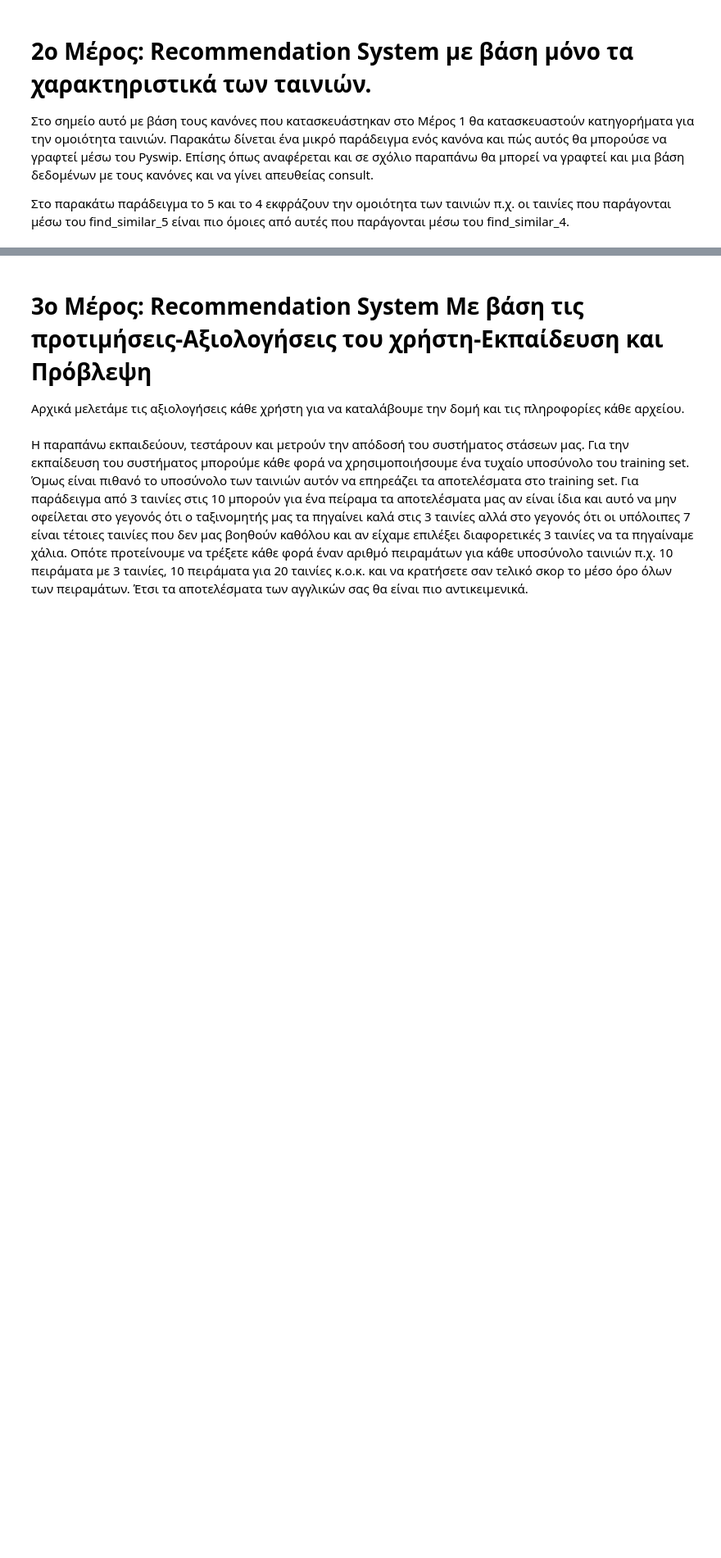
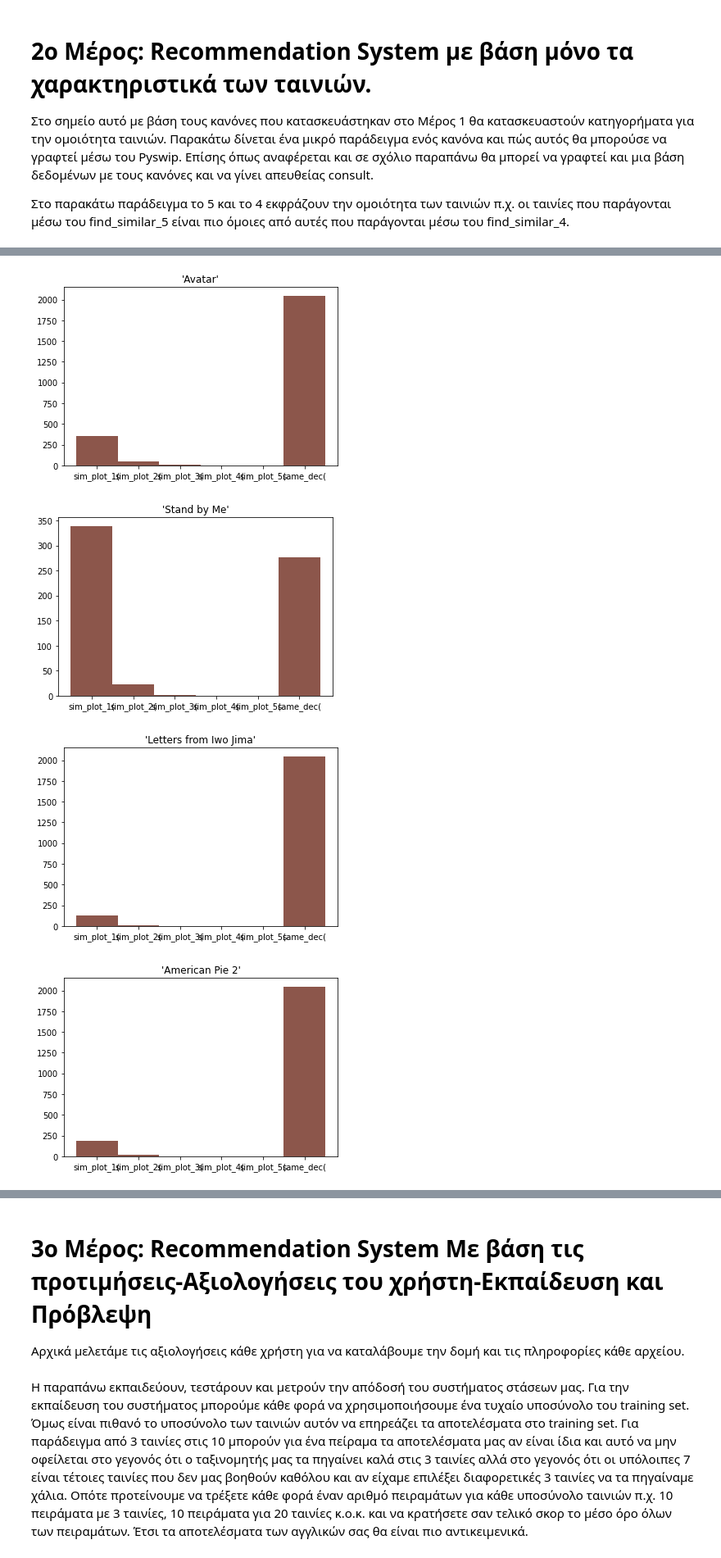
Before and after one commit to nikolastas/Artificial-Intelligence-2020-2021, a Jupyter notebook: lab2/lab2.ipynb, the cells around one changed output, grey strips where cells are left out. Shown at 82% size. Drawn from its saved outputs; the diff is of its cells as text; code cells hidden in the pictures; blank space fills up the shorter version.

```diff
--- a/lab2/lab2.ipynb
+++ b/lab2/lab2.ipynb
@@ -321,7 +281,7 @@ minimum plot keywords 1
 # %%
 prolog.consult(path + "db.pl")
 # %%
-q = prolog.query("find_sim_1('Harry Potter and the Chamber of Secrets', Y)")
+q = prolog.query("sim_studio('Harry Potter and the Chamber of Secrets', Y)")
 s = set()
 for soln in q:
   m = soln['Y']
@@ -337,7 +297,7 @@ print(s)
 
 Στο παρακάτω παράδειγμα το 5 και το 4 εκφράζουν την ομοιότητα των ταινιών π.χ. οι ταινίες που παράγονται μέσω του find_similar_5 είναι πιο όμοιες από αυτές που παράγονται μέσω του find_similar_4.
 # %%
-q = prolog.query("sim_plot_4('Avatar', Y)")
+q = prolog.query("find_sim_3('Avatar', Y)")
 s = set()
 for soln in q:
   m = soln['Y']
@@ -387,0 +356,12 @@ def recommender_1(movie):
+# %%
+import matplotlib.pyplot as plt
+for movie in movies:
+    for query in queries:
+        plt.bar(queries, list(results[movie].values()),width=1)
+    plt.title(movie)
+    plt.show()
+# %% [output]
+[figure, added]
+[figure, added]
+[figure, added]
+[figure, added]
```
Also changed, not shown: parts of 34 cells of this notebook, 1 other file.
